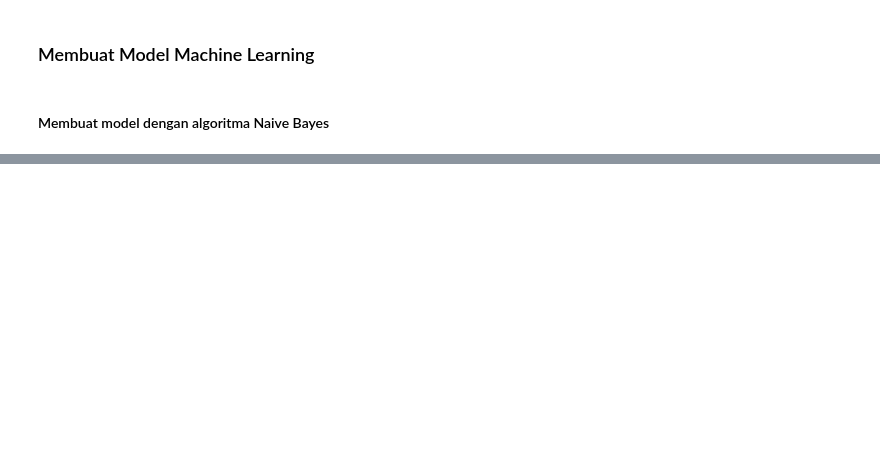
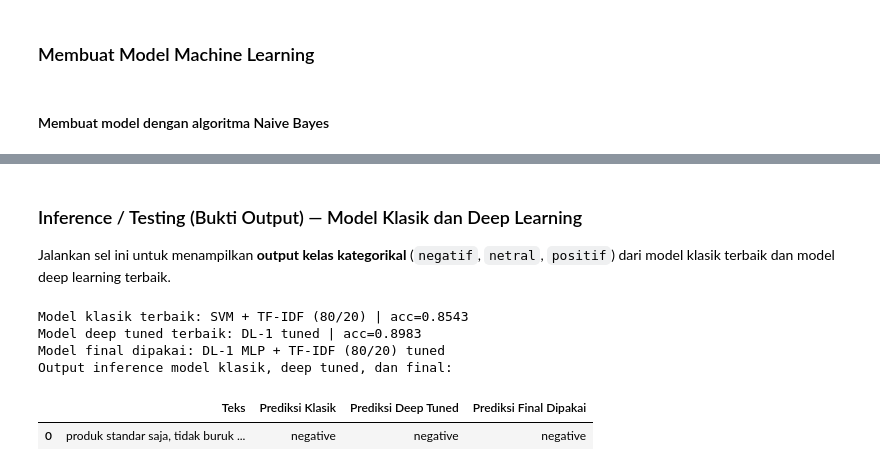
Before and after one commit to Wlnfadhil/analisis-sentimen-shopee, a Jupyter notebook: projeck/[2] Pembuatan Model.ipynb, the cells around one changed output, grey strips where cells are left out. Cells and saved outputs as stored; diff of their text form; code cells hidden in the pictures; blank space fills up the shorter version.

```diff
--- a/projeck/[2] Pembuatan Model.ipynb
+++ b/projeck/[2] Pembuatan Model.ipynb
@@ -266,0 +711,76 @@ Sentimen kalimat baru adalah POSITIF.
+# %% [markdown]
+### Inference / Testing (Bukti Output) — Model Klasik dan Deep Learning
+
+Jalankan sel ini untuk menampilkan **output kelas kategorikal** (`negatif`, `netral`, `positif`) dari model klasik terbaik dan model deep learning terbaik.
+# %%
+# Pilih model final otomatis: klasik jika cocok, jika tidak maka deep tuned
+classic_threshold = 0.85
+use_classic = (best_classic_acc >= classic_threshold) and (best_classic_acc >= best_dl_tuned_test_acc)
+
+if use_classic:
+    final_model_type = "classic"
+    final_model_name = best_classic_name
+else:
+    final_model_type = "deep"
+    final_model_name = "DL-1 MLP + TF-IDF (80/20) tuned"
+
+print(f"Model klasik terbaik: {best_classic_name} | acc={best_classic_acc:.4f}")
+print(f"Model deep tuned terbaik: DL-1 tuned | acc={best_dl_tuned_test_acc:.4f}")
+print(f"Model final dipakai: {final_model_name}")
+
+def preprocess_text_for_inference(text):
+    return str(text).lower().strip()
+
+def transform_for_word2vec(texts):
+    toks = [simple_tokenize(t) for t in texts]
+    return np.array([sent_vector(t, w2v_model, 100) for t in toks])
+
+def predict_with_classic(texts):
+    texts_clean = [preprocess_text_for_inference(t) for t in texts]
+
+    if best_classic_kind == "svm_tfidf80":
+        X_inf = tfidf_80.transform(texts_clean)
+    elif best_classic_kind == "rf_w2v80":
+        X_inf = transform_for_word2vec(texts_clean)
+    else:
+        X_inf = tfidf_70.transform(texts_clean)
+
+    pred_code = best_classic_model.predict(X_inf)
+    return encoder_v2.inverse_transform(pred_code)
+
+def predict_with_deep_tuned(texts):
+    texts_clean = [preprocess_text_for_inference(t) for t in texts]
+    X_inf = tfidf_80.transform(texts_clean).astype('float32').toarray()
+    probs = best_dl_tuned_model.predict(X_inf, verbose=0)
+    pred_code = np.argmax(probs, axis=1)
+    return encoder_v2.inverse_transform(pred_code)
+
+# Contoh inference (bukti output di notebook)
+sample_texts = [
+    "produk standar saja, tidak buruk dan tidak istimewa"
+]
+
+pred_classic = predict_with_classic(sample_texts)
+pred_deep_tuned = predict_with_deep_tuned(sample_texts)
+
+if final_model_type == "classic":
+    pred_final = pred_classic
+else:
+    pred_final = pred_deep_tuned
+
+inference_df = pd.DataFrame({
+    "Teks": sample_texts,
+    "Prediksi Klasik": pred_classic,
+    "Prediksi Deep Tuned": pred_deep_tuned,
+    "Prediksi Final Dipakai": pred_final
+})
+
+print("Output inference model klasik, deep tuned, dan final:")
+display(inference_df)
+# %% [output]
+Model klasik terbaik: SVM + TF-IDF (80/20) | acc=0.8543
+Model deep tuned terbaik: DL-1 tuned | acc=0.8983
+Model final dipakai: DL-1 MLP + TF-IDF (80/20) tuned
+Output inference model klasik, deep tuned, dan final:
+|  | Teks | Prediksi Klasik | Prediksi Deep Tuned | Prediksi Final Dipakai |
+| 0 | produk standar saja, tidak buruk ... | negative | negative | negative |
```
Also changed, not shown: parts of 50 cells of this notebook.
